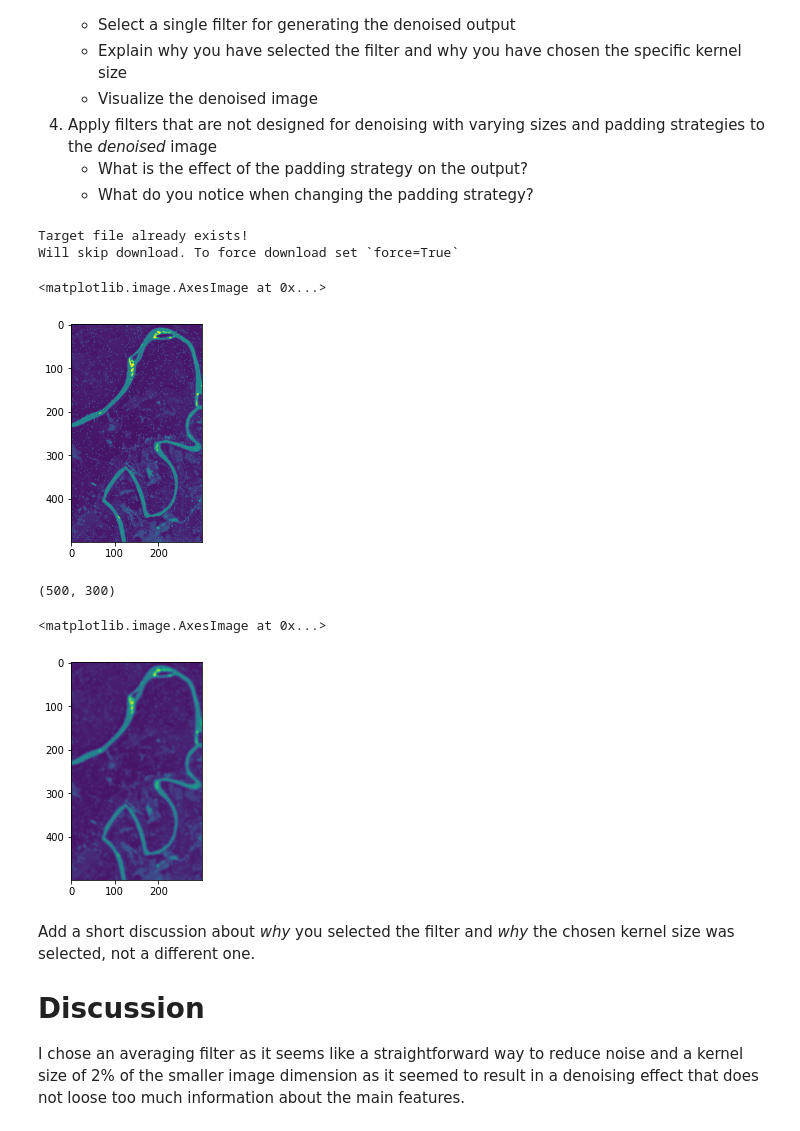
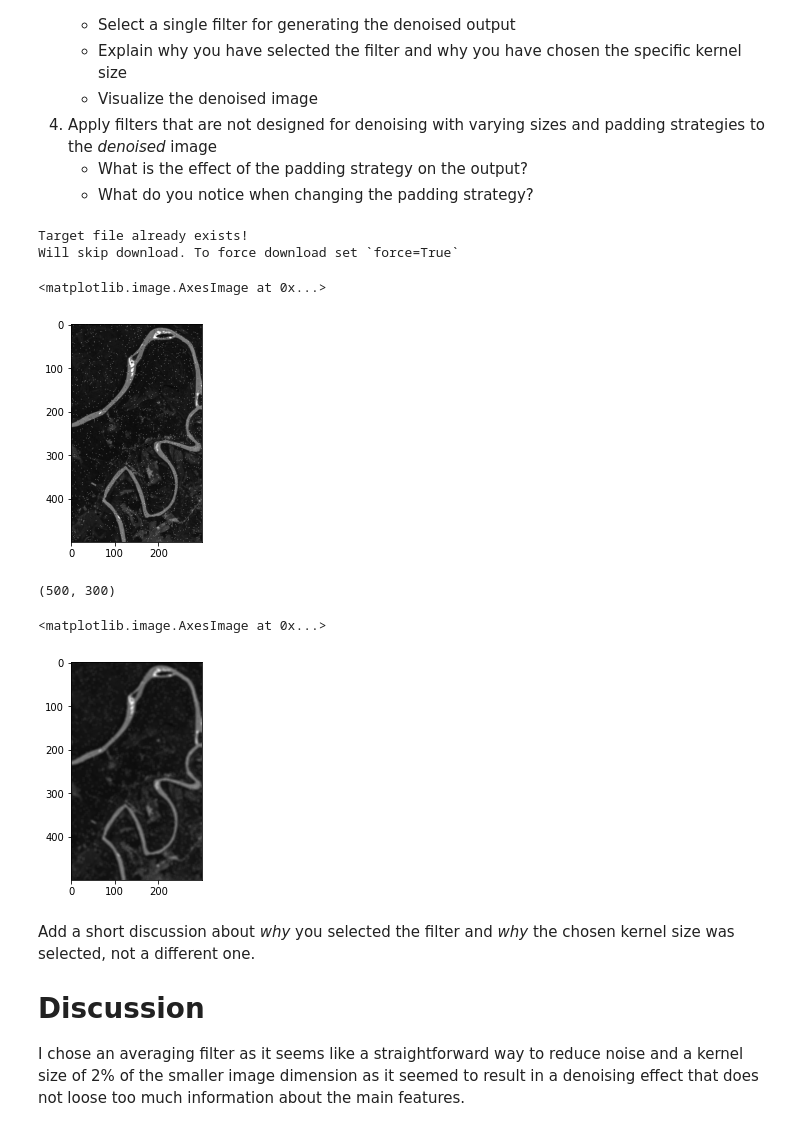
Before and after one commit to OliverStoll/Remote-Sensing-Applications, a Jupyter notebook: HW02.ipynb, the cells around one changed output. Cells and saved outputs as stored; diff of their text form; code cells hidden in the pictures.

```diff
--- a/HW02.ipynb
+++ b/HW02.ipynb
@@ -159,20 +163,20 @@ After manually applying the convolution operation to the input, you can now use
 # %%
 # Download the noisy image from within the notebook
 from simple_downloader import download
 TUB_URL = "https://tubcloud.tu-berlin.de/s/mPLKMiHdSbbnNcH/download/noisy_river.npz"
 output_file = download(TUB_URL, "./data/ha2-data")
 npzfiles = np.load(output_file)
 
 
 # And visualize the blue band
 noisy_blue_band = npzfiles['blue']
 
-plt.imshow(noisy_blue_band)
+plt.imshow(noisy_blue_band, cmap="gray")
 # %% [output]
 Target file already exists!
 Will skip download. To force download set `force=True`
 <matplotlib.image.AxesImage at 0x...>
-[figure, old version]
+[figure, new version]
 # %%
 # DO NOT EDIT
 submission_noisy_img = deepcopy(noisy_blue_band)
@@ -186,11 +190,11 @@ kernel_size = int(smaller_img_size / 50)
 avg_kernel = np.ones((kernel_size, kernel_size))
 denoised_img = ndimage.convolve(noisy_blue_band, avg_kernel) / avg_kernel.sum()
 
-plt.imshow(denoised_img, vmin=0, vmax=1)
+plt.imshow(denoised_img, vmin=0, vmax=1, cmap="gray")
 # %% [output]
 (500, 300)
 <matplotlib.image.AxesImage at 0x...>
-[figure, old version]
+[figure, new version]
 # %% [markdown]
 Add a short discussion about _why_ you selected the filter and _why_ the chosen kernel size was selected, not a different one.
 
```
Also changed, not shown: parts of 9 cells of this notebook.
